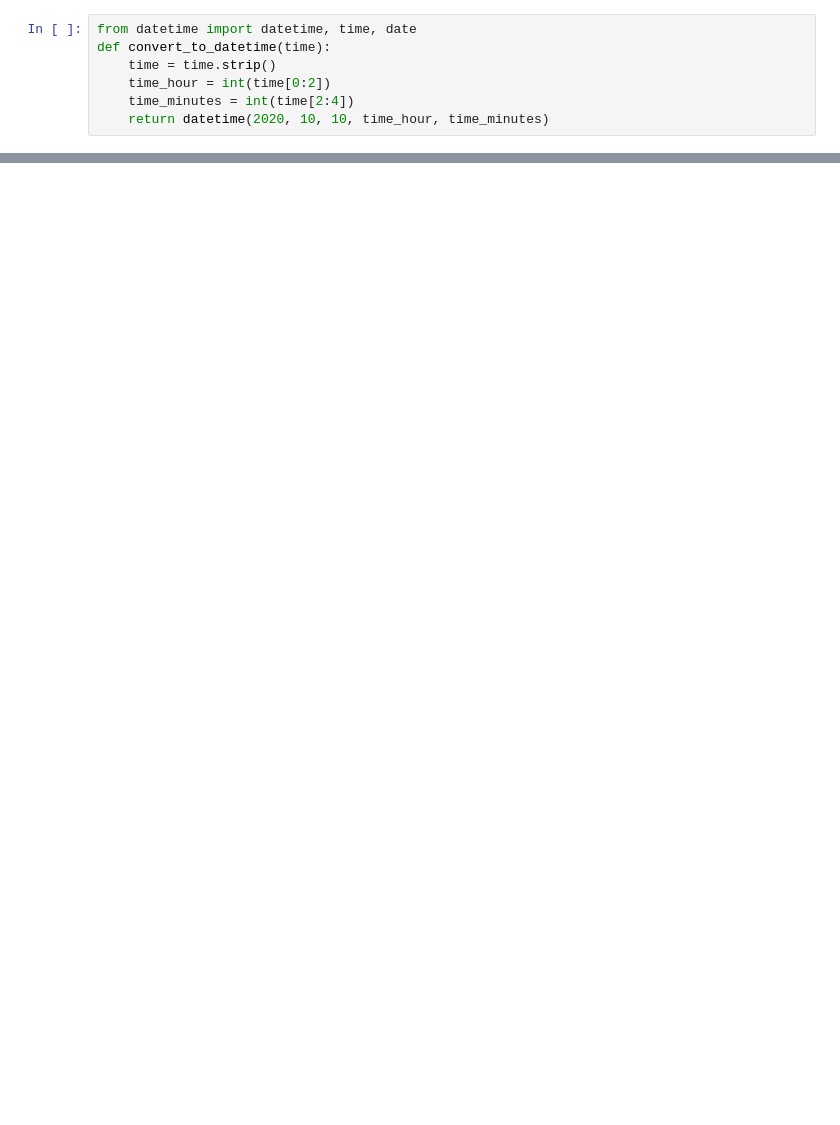
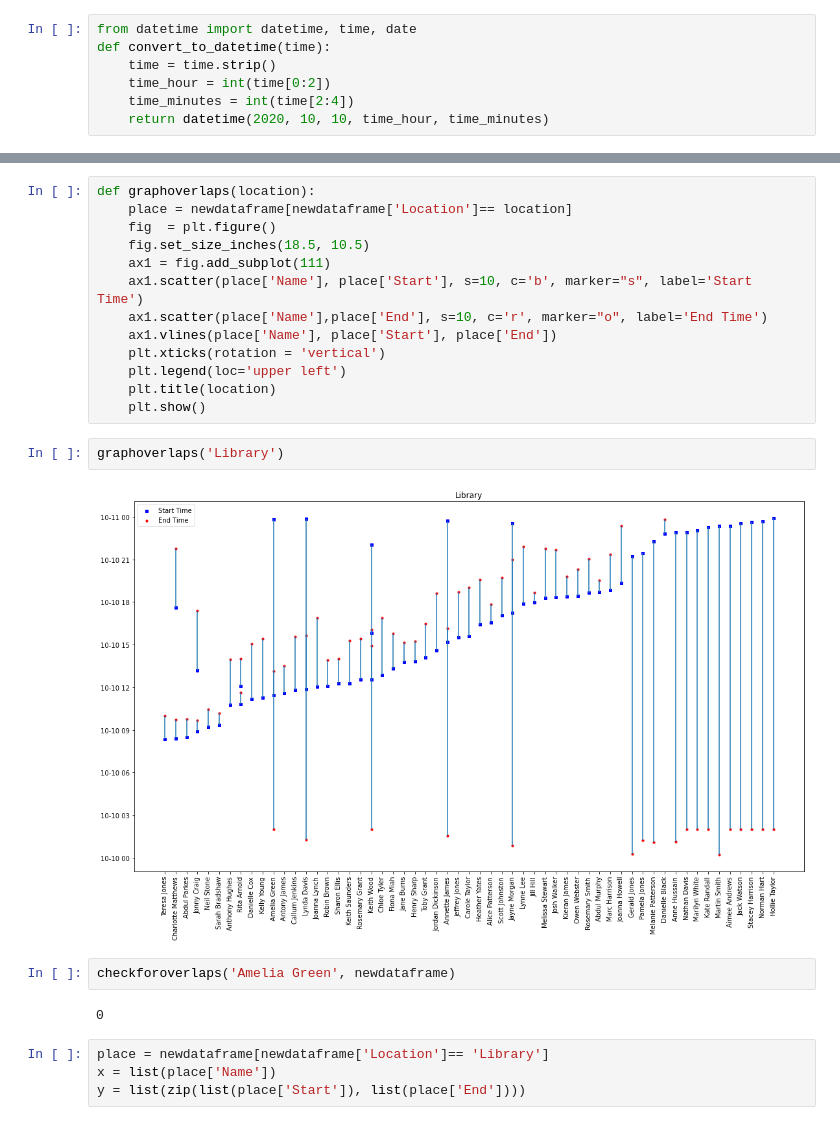
Before and after one commit to SamSJackson/GUTS2022, a Jupyter notebook: security file analysis.ipynb, the cells around one changed output, grey strips where cells are left out. Drawn from its saved outputs; the diff is of its cells as text; blank space fills up the shorter version.

```diff
--- a/security file analysis.ipynb
+++ b/security file analysis.ipynb
@@ -66,0 +177,25 @@ newdataframe
+# %%
+def graphoverlaps(location):
+    place = newdataframe[newdataframe['Location']== location]
+    fig  = plt.figure()
+    fig.set_size_inches(18.5, 10.5)
+    ax1 = fig.add_subplot(111)
+    ax1.scatter(place['Name'], place['Start'], s=10, c='b', marker="s", label='Start Time')
+    ax1.scatter(place['Name'],place['End'], s=10, c='r', marker="o", label='End Time')
+    ax1.vlines(place['Name'], place['Start'], place['End'])
+    plt.xticks(rotation = 'vertical')
+    plt.legend(loc='upper left')
+    plt.title(location)
+    plt.show()
+# %%
+graphoverlaps('Library')
+# %% [output]
+[figure, added]
+# %%
+checkforoverlaps('Amelia Green', newdataframe)
+# %% [output]
+0
+# %%
+place = newdataframe[newdataframe['Location']== 'Library']
+x = list(place['Name'])
+y = list(zip(list(place['Start']), list(place['End'])))
```
Also changed, not shown: parts of 27 cells of this notebook.
